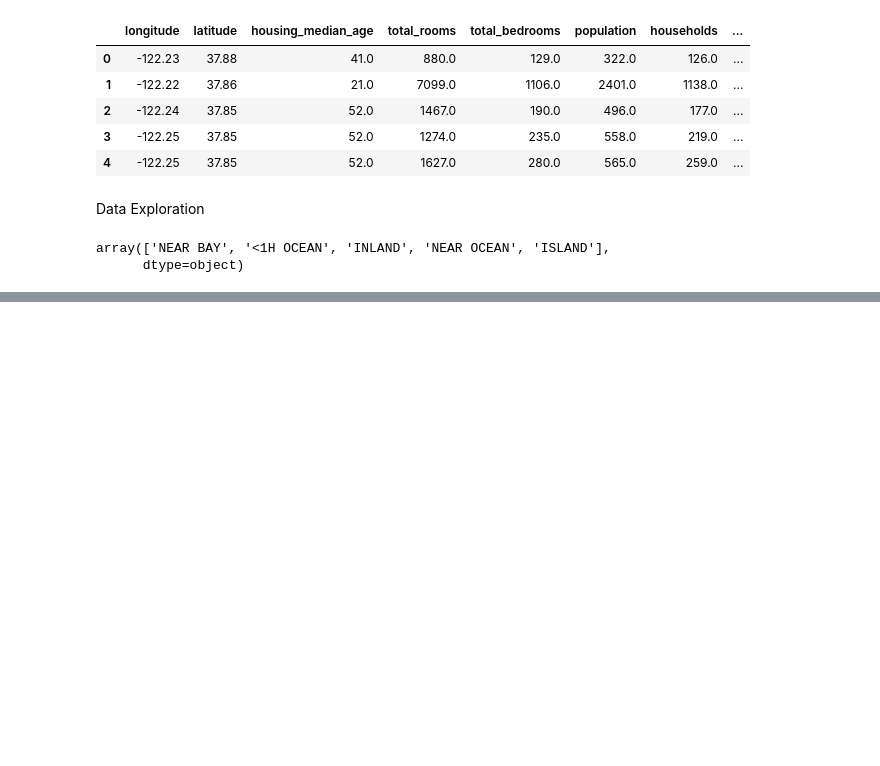
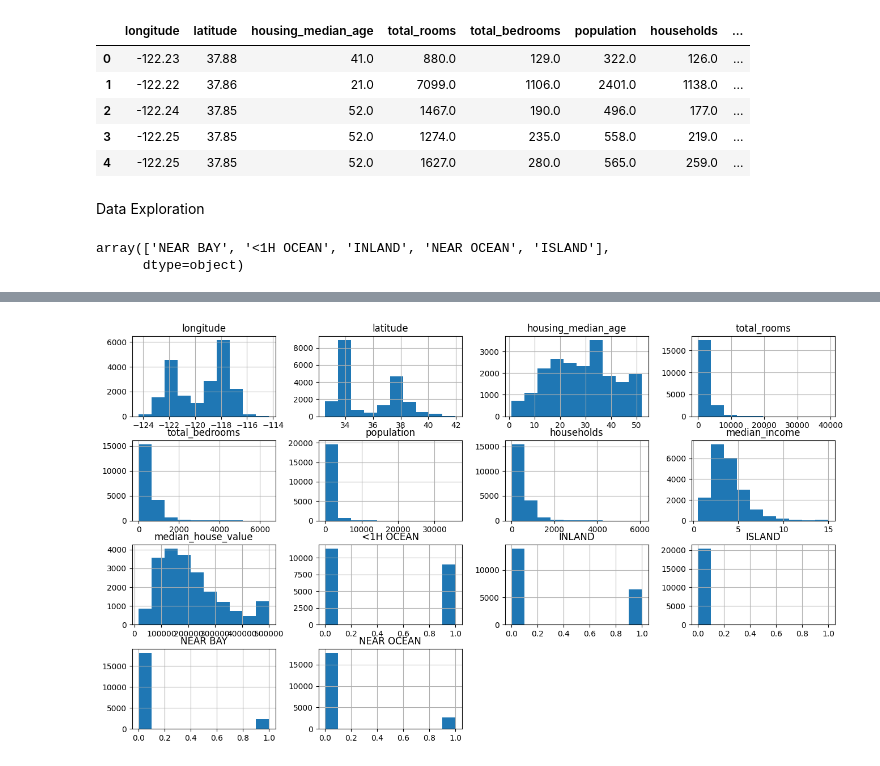
Before and after one commit to nikhilgupta738/house-price-prediction, a Jupyter notebook: californiaHousePricing.ipynb, the cells around one changed output, grey strips where cells are left out. Cells and saved outputs as stored; diff of their text form; code cells hidden in the pictures; blank space fills up the shorter version.

```diff
--- a/californiaHousePricing.ipynb
+++ b/californiaHousePricing.ipynb
@@ -24,0 +42,3 @@ array(['NEAR BAY', '<1H OCEAN', 'INLAND', 'NEAR OCEAN', 'ISLAND'],
+# %%
+data = data.join(dummy)
+data
@@ -46,0 +101,3 @@ memory usage: 1.7+ MB
+# %%
+dummy = pd.get_dummies(data.ocean_proximity).astype(int)
+dummy
@@ -46,0 +118,3 @@ memory usage: 1.7+ MB
+# %%
+data = data.join(dummy)
+data
@@ -46,0 +123,3 @@ memory usage: 1.7+ MB
+# %%
+data = data.drop(['ocean_proximity'], axis=1)
+data
@@ -46,0 +140,5 @@ memory usage: 1.7+ MB
+# %%
+data.hist(figsize=(16,9))
+plt.show()
+# %% [output]
+[figure, added]
```
Also changed, not shown: parts of 60 cells of this notebook, 21 other files.
